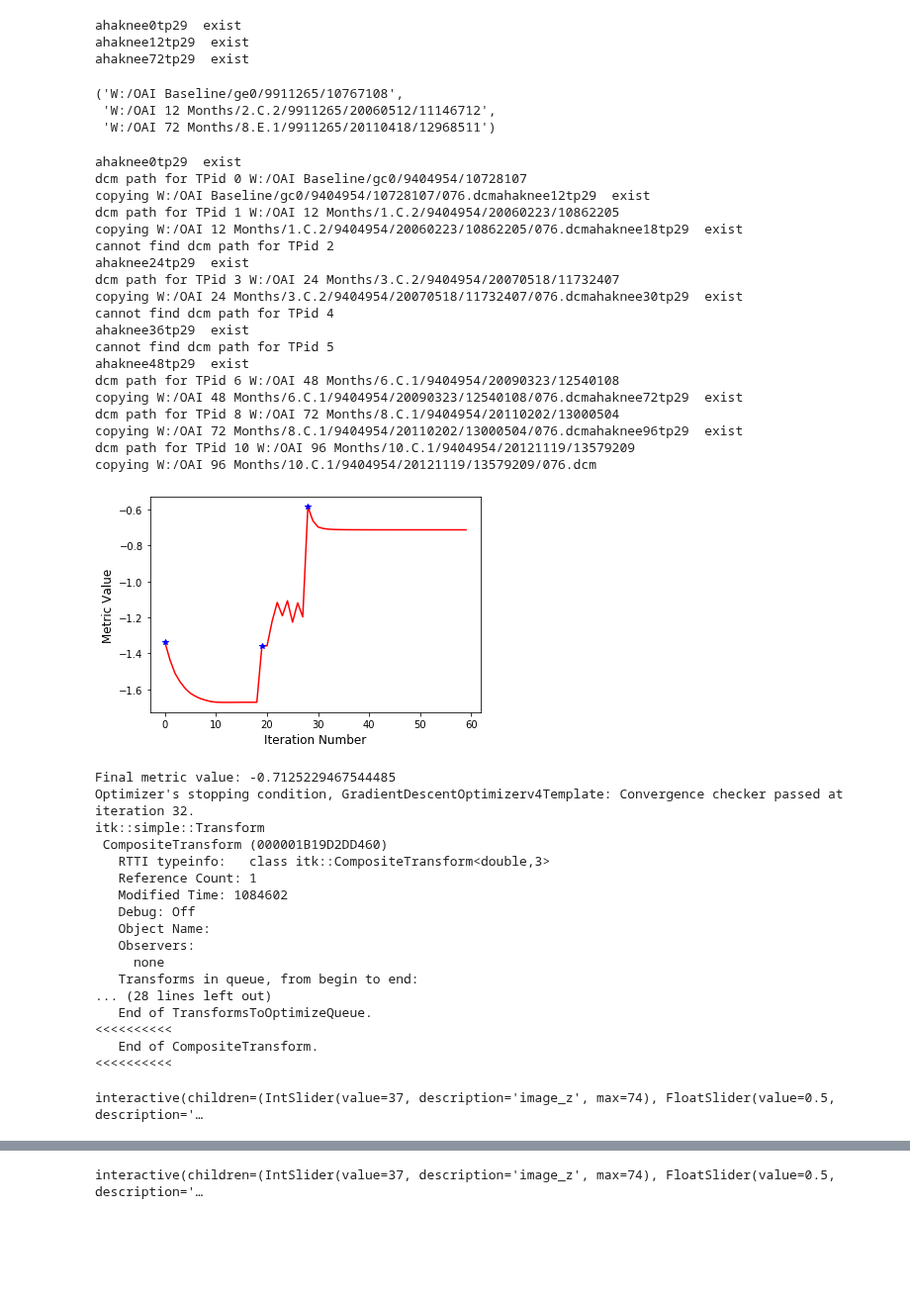
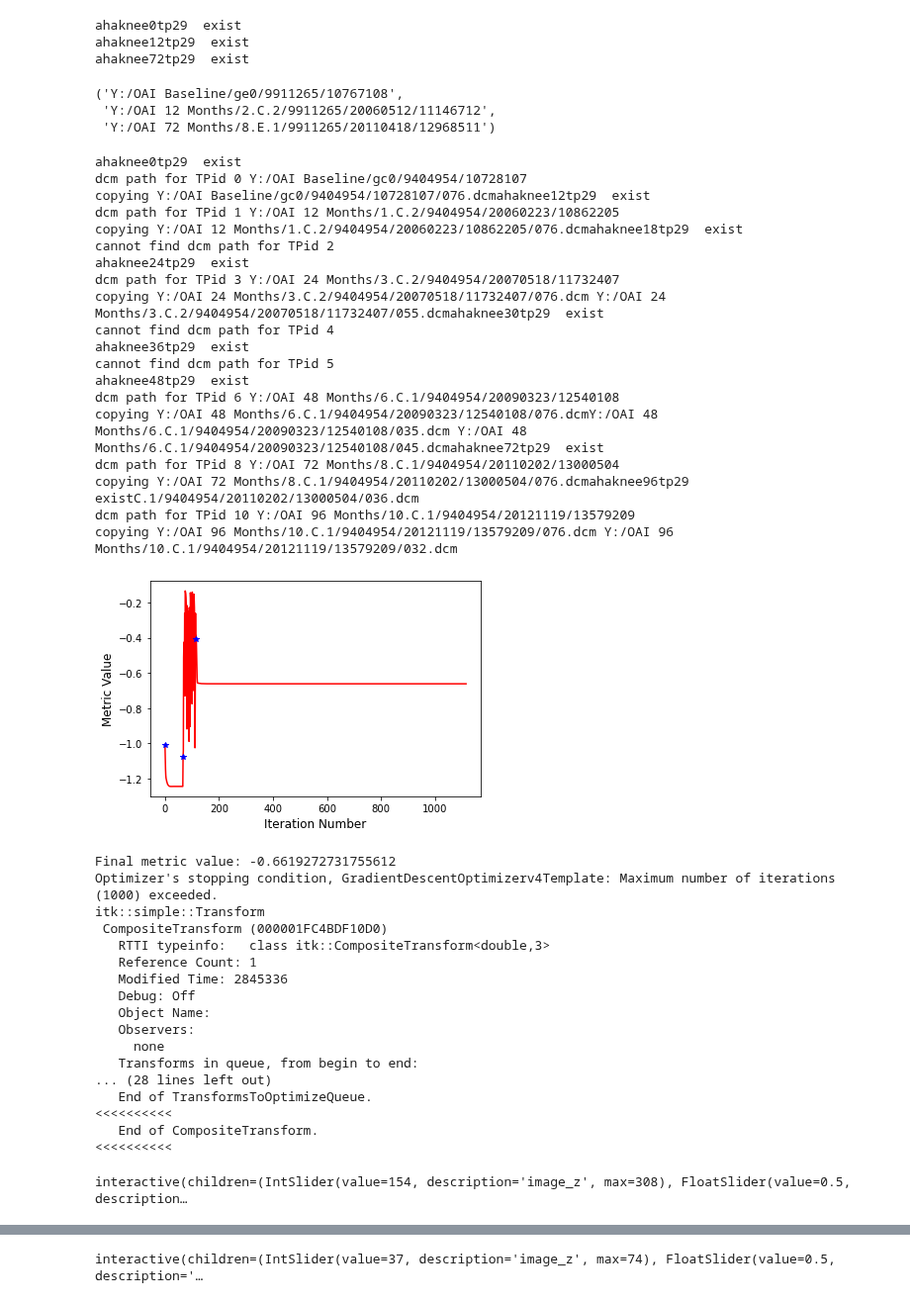
Before and after one commit to Liang-ZX/OAI-registration, a Jupyter notebook: reg_OAI.ipynb, the cells around one changed output, grey strips where cells are left out. Shown at 99% size. Saved outputs shown, nothing was run; the diff lists cells and outputs as text; code cells hidden in the pictures; blank space fills up the shorter version.

```diff
--- a/reg_OAI.ipynb
+++ b/reg_OAI.ipynb
@@ -285,7 +285,7 @@ def metric_update_multires_iterations():
 # %%
 import importlib
 import sys
-sys.path.append(r'D:\tensorflow\LiChen\FRAPPE')
+sys.path.append(r'..\FRAPPE')
 import DB
 importlib.reload(DB)
 from DB import DB
@@ -319,16 +319,17 @@ def getdcmpath(pid,TPid,side='L'):
     dbr = db.mycursor.fetchall()
     for di in dbr:
         if di[1][-1]==side:
-            return di[2]
+            tmp = di[2]
+            return 'Y' + tmp[1:]
     return
 # %%
 # process list
 # first in TP as reference
 caselist = [
-    {'pid': '9404954','TP':[0,1,2,3,4,5,6,8,10],'side':'R'}
+    {'pid': '9404954','TP':[0,1,2,3,4,5,6,8,10],'side':'L'}
 ]
 
-icafepath = r'D:\iCafe\result\OAIMTP/'
+icafepath = r'Z:\iCafe\result\OAIMTP/'
 
 split_seq_path = 'split_seq_OAI/'
 
@@ -340,9 +341,9 @@ getdcmpath('9911265',0,'L'),getdcmpath('9911265',1,'R'),getdcmpath('9911265',8,'
 ahaknee0tp29  exist
 ahaknee12tp29  exist
 ahaknee72tp29  exist
-('W:/OAI Baseline/ge0/9911265/10767108',
- 'W:/OAI 12 Months/2.C.2/9911265/20060512/11146712',
- 'W:/OAI 72 Months/8.E.1/9911265/20110418/12968511')
+('Y:/OAI Baseline/ge0/9911265/10767108',
+ 'Y:/OAI 12 Months/2.C.2/9911265/20060512/11146712',
+ 'Y:/OAI 72 Months/8.E.1/9911265/20110418/12968511')
 # %%
 #split seqs for a case
 
@@ -391,24 +392,24 @@ for casei in caselist:
                     print('###Tried 20 times, still failed')
 # %% [output]
 ahaknee0tp29  exist
-dcm path for TPid 0 W:/OAI Baseline/gc0/9404954/10728107
-copying W:/OAI Baseline/gc0/9404954/10728107/076.dcmahaknee12tp29  exist
-dcm path for TPid 1 W:/OAI 12 Months/1.C.2/9404954/20060223/10862205
-copying W:/OAI 12 Months/1.C.2/9404954/20060223/10862205/076.dcmahaknee18tp29  exist
+dcm path for TPid 0 Y:/OAI Baseline/gc0/9404954/10728107
+copying Y:/OAI Baseline/gc0/9404954/10728107/076.dcmahaknee12tp29  exist
+dcm path for TPid 1 Y:/OAI 12 Months/1.C.2/9404954/20060223/10862205
+copying Y:/OAI 12 Months/1.C.2/9404954/20060223/10862205/076.dcmahaknee18tp29  exist
 cannot find dcm path for TPid 2
 ahaknee24tp29  exist
-dcm path for TPid 3 W:/OAI 24 Months/3.C.2/9404954/20070518/11732407
-copying W:/OAI 24 Months/3.C.2/9404954/20070518/11732407/076.dcmahaknee30tp29  exist
+dcm path for TPid 3 Y:/OAI 24 Months/3.C.2/9404954/20070518/11732407
+copying Y:/OAI 24 Months/3.C.2/9404954/20070518/11732407/076.dcm Y:/OAI 24 Months/3.C.2/9404954/20070518/11732407/055.dcmahaknee30tp29  exist
 cannot find dcm path for TPid 4
 ahaknee36tp29  exist
 cannot find dcm path for TPid 5
 ahaknee48tp29  exist
-dcm path for TPid 6 W:/OAI 48 Months/6.C.1/9404954/20090323/12540108
-copying W:/OAI 48 Months/6.C.1/9404954/20090323/12540108/076.dcmahaknee72tp29  exist
-dcm path for TPid 8 W:/OAI 72 Months/8.C.1/9404954/20110202/13000504
-copying W:/OAI 72 Months/8.C.1/9404954/20110202/13000504/076.dcmahaknee96tp29  exist
-dcm path for TPid 10 W:/OAI 96 Months/10.C.1/9404954/20121119/13579209
-copying W:/OAI 96 Months/10.C.1/9404954/20121119/13579209/076.dcm
+dcm path for TPid 6 Y:/OAI 48 Months/6.C.1/9404954/20090323/12540108
+copying Y:/OAI 48 Months/6.C.1/9404954/20090323/12540108/076.dcmY:/OAI 48 Months/6.C.1/9404954/20090323/12540108/035.dcm Y:/OAI 48 Months/6.C.1/9404954/20090323/12540108/045.dcmahaknee72tp29  exist
+dcm path for TPid 8 Y:/OAI 72 Months/8.C.1/9404954/20110202/13000504
+copying Y:/OAI 72 Months/8.C.1/9404954/20110202/13000504/076.dcmahaknee96tp29  existC.1/9404954/20110202/13000504/036.dcm
+dcm path for TPid 10 Y:/OAI 96 Months/10.C.1/9404954/20121119/13579209
+copying Y:/OAI 96 Months/10.C.1/9404954/20121119/13579209/076.dcm Y:/OAI 96 Months/10.C.1/9404954/20121119/13579209/032.dcm
 # %%
 for casei in caselist:
     pi = casei['pid']
@@ -500,48 +501,48 @@ for casei in caselist:
         registration_method = sitk.ImageRegistrationMethod()
 
         # Similarity metric settings.
-        registration_method.SetMetricAsMattesMutualInformation(numberOfHistogramBins=50)
+        registration_method.SetMetricAsMattesMutualInformation(numberOfHistogramBins=500)
         registration_method.SetMetricSamplingStrategy(registration_method.RANDOM)
         registration_method.SetMetricSamplingPercentage(0.01)
 
         registration_method.SetInterpolator(sitk.sitkLinear)
 
         # Optimizer settings.
-        registration_method.SetOptimizerAsGradientDescent(learningRate=1.0, numberOfIterations=100, convergenceMinimumValue=1e-6, convergenceWindowSize=10)
+        registration_method.SetOptimizerAsGradientDescent(learningRate=1.0, numberOfIterations=1000, convergenceMinimumValue=1e-10, convergenceWindowSize=50)
         registration_method.SetOptimizerScalesFromPhysicalShift()
 
         # Setup for the multi-resolution framework.
         registration_method.SetShrinkFactorsPerLevel(shrinkFactors = [4,2,1])
         registration_method.SetSmoothingSigmasPerLevel(smoothingSigmas=[2,1,0])
         registration_method.SmoothingSigmasAreSpecifiedInPhysicalUnitsOn()
 
         # Don't optimize in-place, we would possibly like to run this cell multiple times.
         registration_method.SetInitialTransform(initial_transform, inPlace=False)
 
         # Connect all of the observers so that we can perform plotting during registration.
         registration_method.AddCommand(sitk.sitkStartEvent,metric_start_plot)
         registration_method.AddCommand(sitk.sitkEndEvent,metric_end_plot)
         registration_method.AddCommand(sitk.sitkMultiResolutionIterationEvent,
                                        metric_update_multires_iterations)
         registration_method.AddCommand(sitk.sitkIterationEvent,
                                        lambda: metric_plot_values(registration_method))
 
         final_transform = registration_method.Execute(sitk.Cast(fixed_image, sitk.sitkFloat32),
                                                       sitk.Cast(moving_image, sitk.sitkFloat32))
 
         print('Final metric value: {0}'.format(registration_method.GetMetricValue()))
         print('Optimizer\'s stopping condition, {0}'.format(registration_method.GetOptimizerStopConditionDescription()))
 
         print(final_transform)
 # %% [output]
-[figure, old version]
+[figure, new version]
-Final metric value: -0.7125229467544485
-Optimizer's stopping condition, GradientDescentOptimizerv4Template: Convergence checker passed at iteration 32.
+Final metric value: -0.6619272731755612
+Optimizer's stopping condition, GradientDescentOptimizerv4Template: Maximum number of iterations (1000) exceeded.
 itk::simple::Transform
- CompositeTransform (000001B19D2DD460)
+ CompositeTransform (000001FC4BDF10D0)
    RTTI typeinfo:   class itk::CompositeTransform<double,3>
    Reference Count: 1
-   Modified Time: 1084602
+   Modified Time: 2845336
    Debug: Off
    Object Name:
    Observers:
@@ -557,7 +558,7 @@ moving_resampled = sitk.Resample(moving_image, fixed_image, final_transform, sit
 
 interact(display_images_with_alpha, image_z=(0,fixed_image.GetSize()[2] - 1), alpha=(0.0,1.0,0.05), fixed = fixed(fixed_image), moving=fixed(moving_resampled));
 # %% [output]
-interactive(children=(IntSlider(value=37, description='image_z', max=74), FloatSlider(value=0.5, description='…
+interactive(children=(IntSlider(value=154, description='image_z', max=308), FloatSlider(value=0.5, description…
 # %%
 # FFD transform(Free Form Deformation)
 def bspline_intra_modal_registration(fixed_image, moving_image, fixed_image_mask=None, fixed_points=None, moving_points=None):
```
Also changed, not shown: parts of 1 cell of this notebook, 1 other file.
